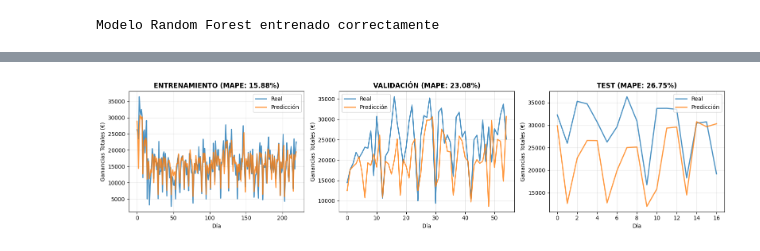
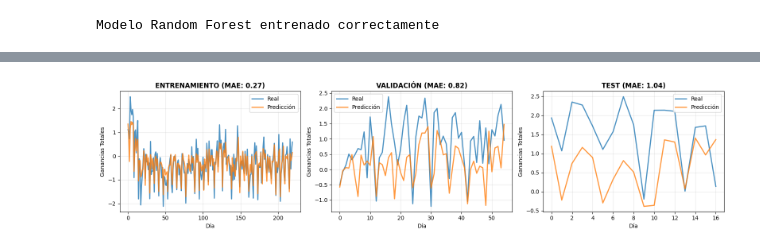
Before and after one commit to saulbasc/Regresion_y_Clustering_E-Commerce, a Jupyter notebook: src/modelos_regresion/modelo_random_forest.ipynb, the cells around one changed output, grey strips where cells are left out. Saved outputs shown, nothing was run; the diff lists cells and outputs as text; code cells hidden in the pictures.

```diff
--- a/src/modelos_regresion/modelo_random_forest.ipynb
+++ b/src/modelos_regresion/modelo_random_forest.ipynb
@@ -68,7 +109,7 @@ model = RandomForestRegressor(
   n_estimators=100,
   max_depth=10,
   min_samples_split=5,
-  min_samples_leaf=2,
+  max_features='log2',
   random_state=42,
   n_jobs=-1
 )
@@ -150,35 +225,35 @@ Vemos que las predicciones del modelo siguen los patrones generales de las ganan
 # %%
 mape_train = mean_absolute_percentage_error(y_train, y_train_pred) * 100
 mape_validation = mean_absolute_percentage_error(y_validation, y_validation_pred) * 100
 mape_test = mean_absolute_percentage_error(y_test, y_test_pred) * 100
 
 fig, axes = plt.subplots(1, 3, figsize=(16, 4))
 
 axes[0].plot(y_train, label='Real', linewidth=2, alpha=0.8)
 axes[0].plot(y_train_pred, label='Predicción', linewidth=2, alpha=0.8)
-axes[0].set_title(f'ENTRENAMIENTO (MAPE: {mape_train:.2f}%)', fontsize=12, fontweight='bold')
+axes[0].set_title(f'ENTRENAMIENTO (MAE: {mae_train:.2f})', fontsize=12, fontweight='bold')
 axes[0].set_xlabel('Día')
-axes[0].set_ylabel('Ganancias Totales (€)')
+axes[0].set_ylabel('Ganancias Totales')
 axes[0].legend()
 axes[0].grid(True, alpha=0.3)
 
 axes[1].plot(y_validation, label='Real', linewidth=2, alpha=0.8)
 axes[1].plot(y_validation_pred, label='Predicción', linewidth=2, alpha=0.8)
-axes[1].set_title(f'VALIDACIÓN (MAPE: {mape_validation:.2f}%)', fontsize=12, fontweight='bold')
+axes[1].set_title(f'VALIDACIÓN (MAE: {mae_validation:.2f})', fontsize=12, fontweight='bold')
 axes[1].set_xlabel('Día')
-axes[1].set_ylabel('Ganancias Totales (€)')
+axes[1].set_ylabel('Ganancias Totales')
 axes[1].legend()
 axes[1].grid(True, alpha=0.3)
 
 axes[2].plot(y_test, label='Real', linewidth=2, alpha=0.8)
 axes[2].plot(y_test_pred, label='Predicción', linewidth=2, alpha=0.8)
-axes[2].set_title(f'TEST (MAPE: {mape_test:.2f}%)', fontsize=12, fontweight='bold')
+axes[2].set_title(f'TEST (MAE: {mae_test:.2f})', fontsize=12, fontweight='bold')
 axes[2].set_xlabel('Día')
-axes[2].set_ylabel('Ganancias Totales (€)')
+axes[2].set_ylabel('Ganancias Totales')
 axes[2].legend()
 axes[2].grid(True, alpha=0.3)
 
 plt.tight_layout()
 plt.show()
 # %% [output]
-[figure, old version]
+[figure, new version]
```
Also changed, not shown: parts of 11 cells of this notebook, 8 other files.
